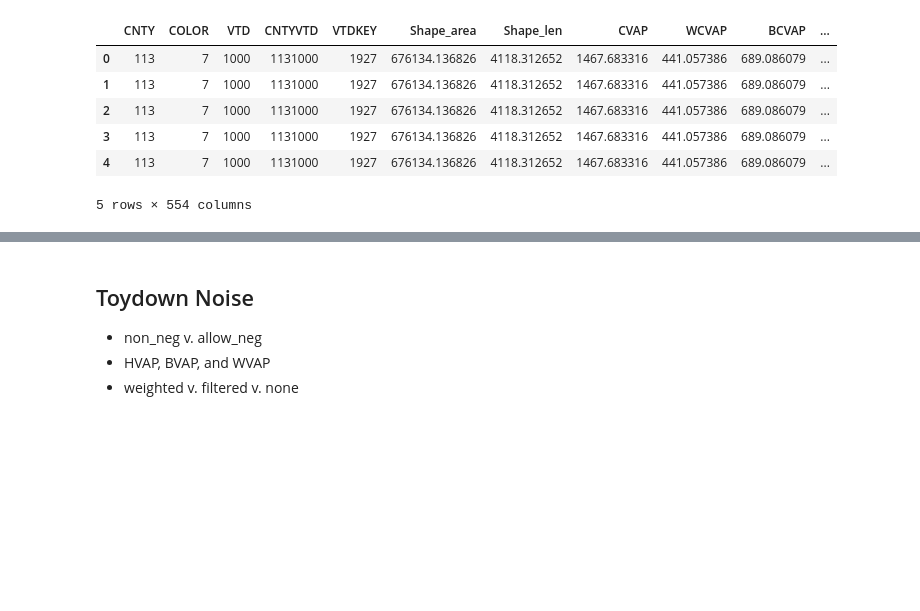
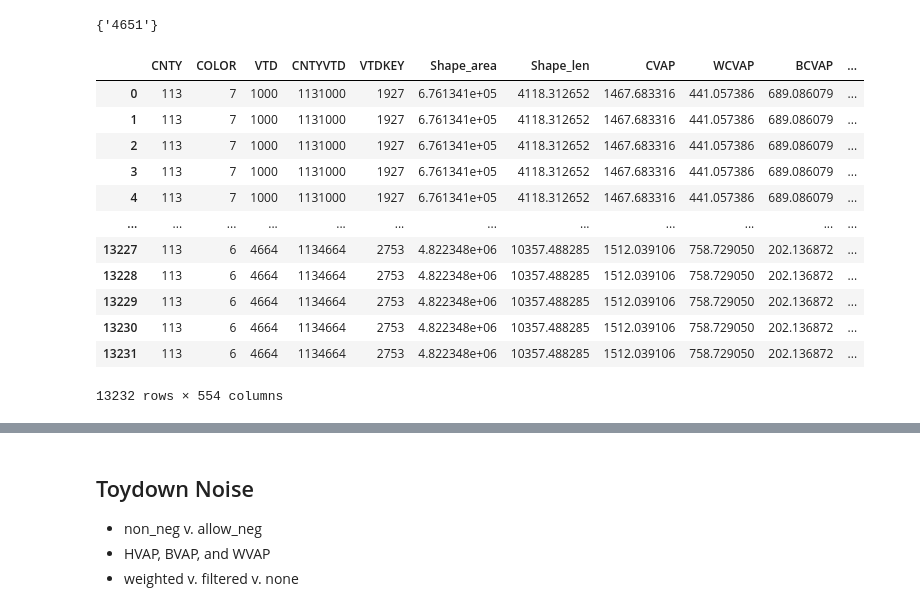
Before and after one commit to mggg/census-diff-privacy, a Jupyter notebook: multi_attribute_toydown/ER_on_noised_Dallas_reconstructed_2010_data.ipynb, the cells around one changed output, grey strips where cells are left out. Cells and saved outputs as stored; diff of their text form; code cells hidden in the pictures; blank space fills up the shorter version.

```diff
--- a/multi_attribute_toydown/ER_on_noised_Dallas_reconstructed_2010_data.ipynb
+++ b/multi_attribute_toydown/ER_on_noised_Dallas_reconstructed_2010_data.ipynb
@@ -15,9 +15,10 @@ elects = pd.read_csv("../data/TX_statewide_18_Dem_Runofff.csv").drop(columns=["U
                                                                               'non_WVAP_pct',
                                                                               'non_HVAP_pct',
                                                                               'non_BVAP_pct'])
-recon_dallas_pcts = pd.read_csv("dallas_pcts/reconstructed_dallas_precicnts.csv").drop(columns=["Unnamed: 0"])
+recon_dallas_pcts = pd.read_csv("../../reconstructed_dallas_precicnts_no_elects.csv").drop(columns=["Unnamed: 0"])
 
 elects = pd.merge(left=elects, right=recon_dallas_pcts, on="CNTYVTD")
+elects.rename(columns={"HVAP_perc": "HVAP_pct", "BVAP_perc": "BVAP_pct", "WVAP_perc": "WVAP_pct", }, inplace=True)
 
 tx_prec_shapes = gpd.read_file("../data/TX_VTDs_cvap/TX_VTDs_cvap.shp")
 dallas_county_pcts = pd.merge(left=tx_prec_shapes, right=elects, on="CNTYVTD").query("CNTY == 113")
@@ -23,0 +36,4 @@ dallas_county_pcts = pd.merge(left=tx_prec_shapes, right=elects, on="CNTYVTD").q
+# %%
+set(irving_city_pcts_08) - set(irving_city_pcts_05)
+# %% [output]
+{'4651'}
@@ -28,12 +48,18 @@ dallas_runs_noised_allow_neg = pd.read_csv("dallas_pcts/toydown_recon_allow_neg_
 dallas_county_pcts_non_neg = pd.merge(left=dallas_county_pcts, right=dallas_runs_noised_non_neg, on="CNTYVTD")
 dallas_county_pcts_allow_neg = pd.merge(left=dallas_county_pcts, right=dallas_runs_noised_allow_neg, on="CNTYVTD")
 # %%
-dallas_county_pcts_non_neg.head()
+dallas_county_pcts_non_neg
 # %% [output]
 |  | CNTY | COLOR | VTD | CNTYVTD | VTDKEY | Shape_area | Shape_len | CVAP | WCVAP | BCVAP | ... |
-| 0 | 113 | 7 | 1000 | 1131000 | 1927 | 676134.136826 | 4118.312652 | 1467.683316 | 441.057386 | 689.086079 | ... |
-| 1 | 113 | 7 | 1000 | 1131000 | 1927 | 676134.136826 | 4118.312652 | 1467.683316 | 441.057386 | 689.086079 | ... |
-| 2 | 113 | 7 | 1000 | 1131000 | 1927 | 676134.136826 | 4118.312652 | 1467.683316 | 441.057386 | 689.086079 | ... |
-| 3 | 113 | 7 | 1000 | 1131000 | 1927 | 676134.136826 | 4118.312652 | 1467.683316 | 441.057386 | 689.086079 | ... |
-| 4 | 113 | 7 | 1000 | 1131000 | 1927 | 676134.136826 | 4118.312652 | 1467.683316 | 441.057386 | 689.086079 | ... |
+| 0 | 113 | 7 | 1000 | 1131000 | 1927 | 6.761341e+05 | 4118.312652 | 1467.683316 | 441.057386 | 689.086079 | ... |
+| 1 | 113 | 7 | 1000 | 1131000 | 1927 | 6.761341e+05 | 4118.312652 | 1467.683316 | 441.057386 | 689.086079 | ... |
+| 2 | 113 | 7 | 1000 | 1131000 | 1927 | 6.761341e+05 | 4118.312652 | 1467.683316 | 441.057386 | 689.086079 | ... |
+| 3 | 113 | 7 | 1000 | 1131000 | 1927 | 6.761341e+05 | 4118.312652 | 1467.683316 | 441.057386 | 689.086079 | ... |
+| 4 | 113 | 7 | 1000 | 1131000 | 1927 | 6.761341e+05 | 4118.312652 | 1467.683316 | 441.057386 | 689.086079 | ... |
+| ... | ... | ... | ... | ... | ... | ... | ... | ... | ... | ... | ... |
+| 13227 | 113 | 6 | 4664 | 1134664 | 2753 | 4.822348e+06 | 10357.488285 | 1512.039106 | 758.729050 | 202.136872 | ... |
+| 13228 | 113 | 6 | 4664 | 1134664 | 2753 | 4.822348e+06 | 10357.488285 | 1512.039106 | 758.729050 | 202.136872 | ... |
+| 13229 | 113 | 6 | 4664 | 1134664 | 2753 | 4.822348e+06 | 10357.488285 | 1512.039106 | 758.729050 | 202.136872 | ... |
+| 13230 | 113 | 6 | 4664 | 1134664 | 2753 | 4.822348e+06 | 10357.488285 | 1512.039106 | 758.729050 | 202.136872 | ... |
+| 13231 | 113 | 6 | 4664 | 1134664 | 2753 | 4.822348e+06 | 10357.488285 | 1512.039106 | 758.729050 | 202.136872 | ... |
-5 rows × 554 columns
+13232 rows × 554 columns
```
Also changed, not shown: parts of 14 cells of this notebook, 3 other files.
